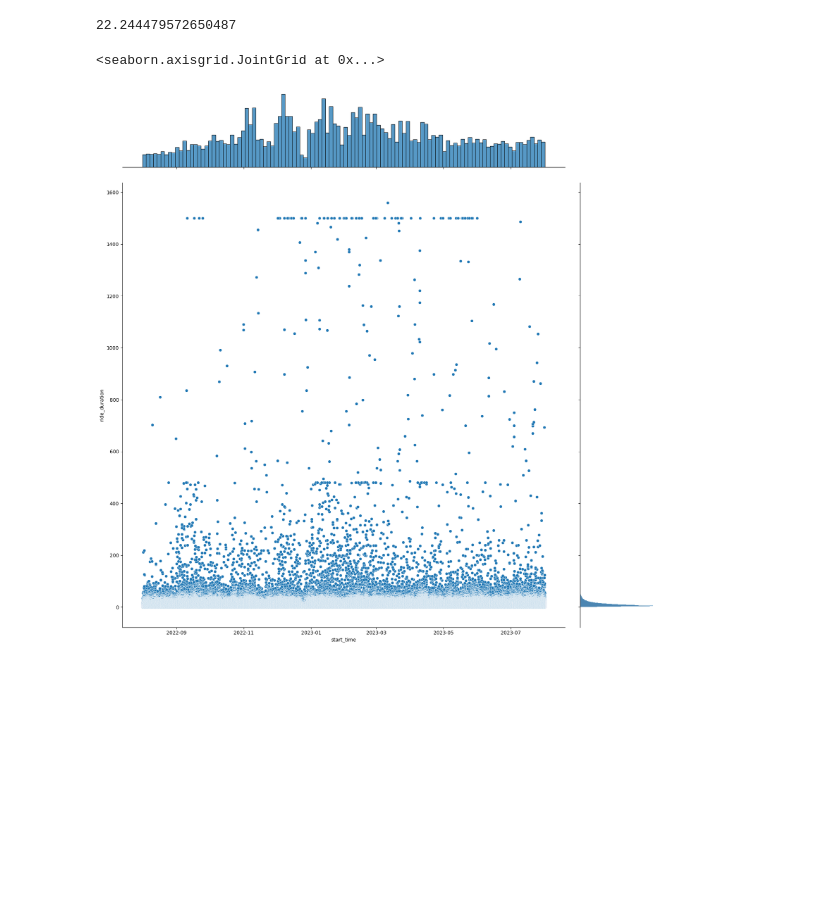
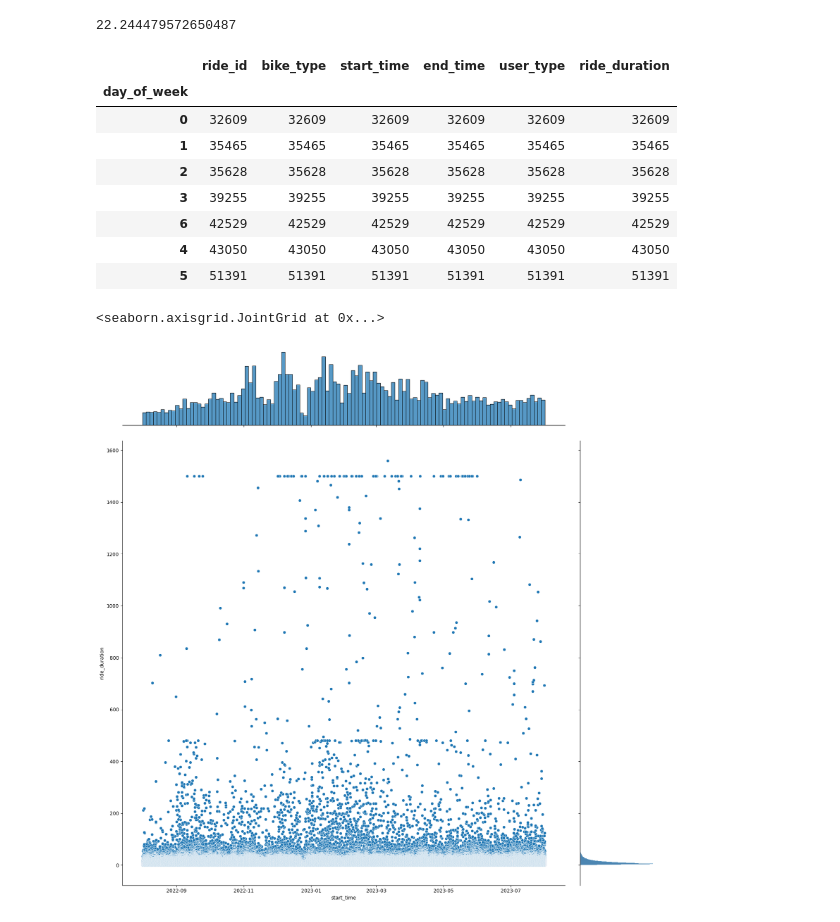
Before and after one commit to rinagobo/colab_notebooks, a Jupyter notebook: Case1.ipynb, the cells around one changed output. Saved outputs shown, nothing was run; the diff lists cells and outputs as text; code cells hidden in the pictures; blank space fills up the shorter version.

```diff
--- a/Case1.ipynb
+++ b/Case1.ipynb
@@ -371,5 +406,21 @@ avg_duration_t = temp_only_df.ride_duration.sum()/ 279927
 print(avg_duration_t) # 22.2444...
 # %% [output]
 22.244479572650487
+# %%
+# Find out which day of week has more riders
+# Satruday > Friday > Sunday > Thursday > Wednesday > Tuesday >  Monday
+# More riders during the weekends
+num_riders_by_day_casual = temp_only_df.groupby(['day_of_week']).count()
+num_riders_by_day_casual.sort_values(by=['ride_id'])
+# %% [output]
+|  | ride_id | bike_type | start_time | end_time | user_type | ride_duration |
+| day_of_week |  |  |  |  |  |  |
+| 0 | 32609 | 32609 | 32609 | 32609 | 32609 | 32609 |
+| 1 | 35465 | 35465 | 35465 | 35465 | 35465 | 35465 |
+| 2 | 35628 | 35628 | 35628 | 35628 | 35628 | 35628 |
+| 3 | 39255 | 39255 | 39255 | 39255 | 39255 | 39255 |
+| 6 | 42529 | 42529 | 42529 | 42529 | 42529 | 42529 |
+| 4 | 43050 | 43050 | 43050 | 43050 | 43050 | 43050 |
+| 5 | 51391 | 51391 | 51391 | 51391 | 51391 | 51391 |
 # %%
 ## scatter plot for member_only_df
```
Also changed, not shown: parts of 14 cells of this notebook.
